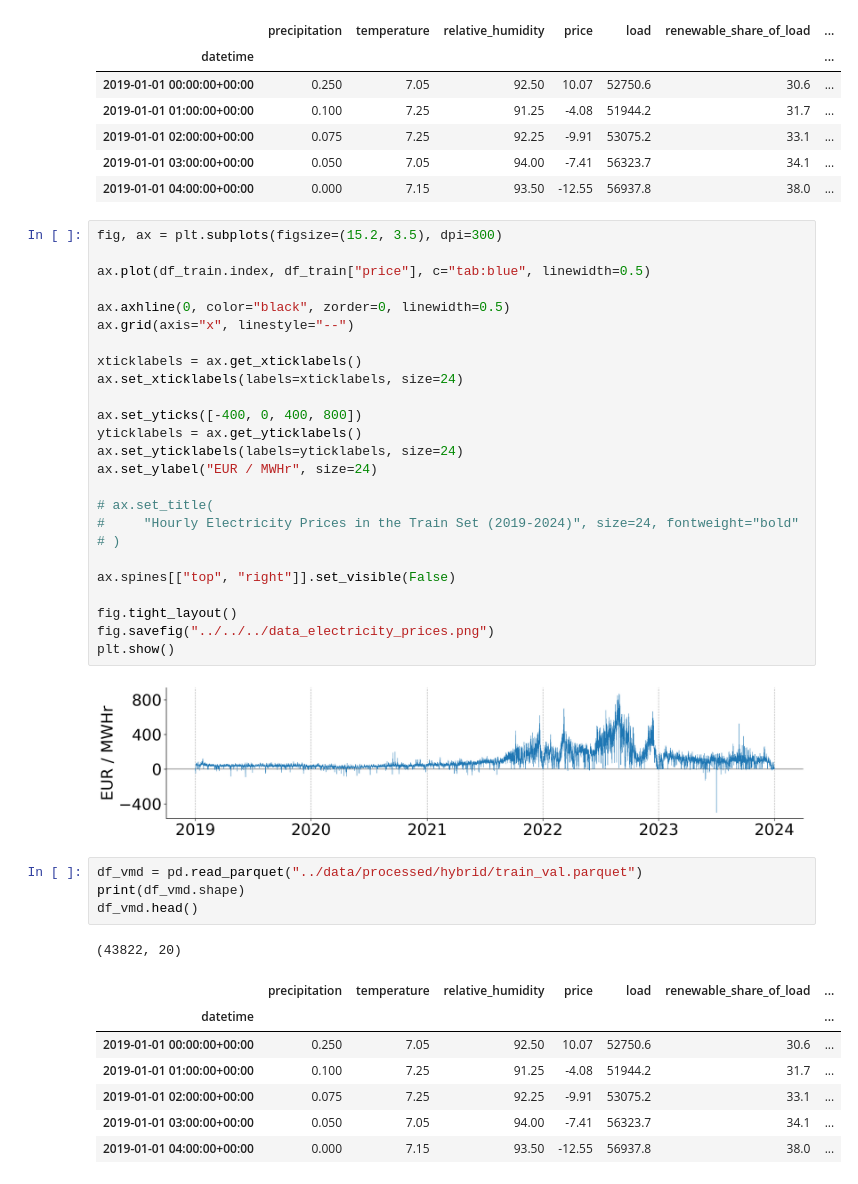
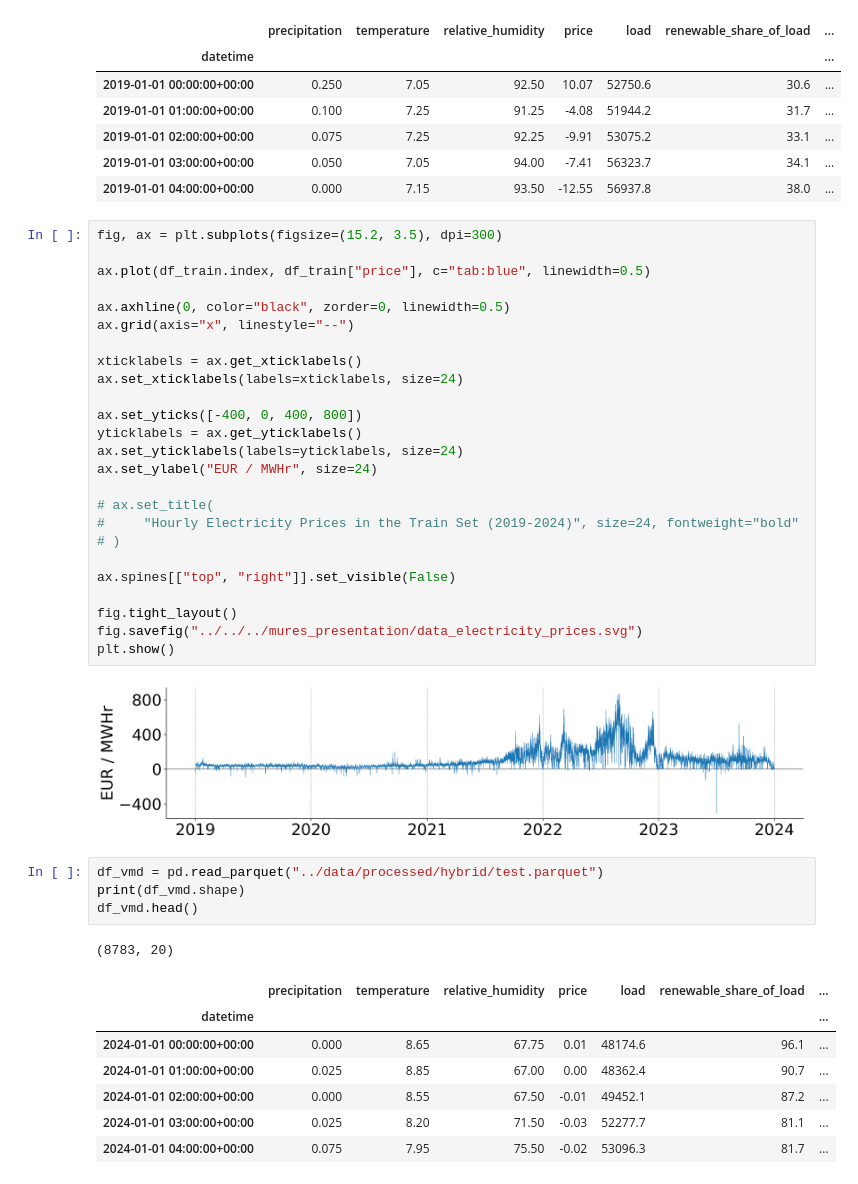
Before and after one commit to BenLeidig/de_lu_epf, a Jupyter notebook: notebooks/urc_visualizations.ipynb, the cells around one changed output. Cells and saved outputs as stored; diff of their text form.

```diff
--- a/notebooks/urc_visualizations.ipynb
+++ b/notebooks/urc_visualizations.ipynb
@@ -47,23 +49,23 @@ ax.set_ylabel("EUR / MWHr", size=24)
 ax.spines[["top", "right"]].set_visible(False)
 
 fig.tight_layout()
-fig.savefig("../../../data_electricity_prices.png")
+fig.savefig("../../../mures_presentation/data_electricity_prices.svg")
 plt.show()
 # %% [output]
 [figure]
 # %%
-df_vmd = pd.read_parquet("../data/processed/hybrid/train_val.parquet")
+df_vmd = pd.read_parquet("../data/processed/hybrid/test.parquet")
 print(df_vmd.shape)
 df_vmd.head()
 # %% [output]
-(43822, 20)
+(8783, 20)
 |  | precipitation | temperature | relative_humidity | price | load | renewable_share_of_load | ... |
 | datetime |  |  |  |  |  |  | ... |
-| 2019-01-01 00:00:00+00:00 | 0.250 | 7.05 | 92.50 | 10.07 | 52750.6 | 30.6 | ... |
-| 2019-01-01 01:00:00+00:00 | 0.100 | 7.25 | 91.25 | -4.08 | 51944.2 | 31.7 | ... |
-| 2019-01-01 02:00:00+00:00 | 0.075 | 7.25 | 92.25 | -9.91 | 53075.2 | 33.1 | ... |
-| 2019-01-01 03:00:00+00:00 | 0.050 | 7.05 | 94.00 | -7.41 | 56323.7 | 34.1 | ... |
-| 2019-01-01 04:00:00+00:00 | 0.000 | 7.15 | 93.50 | -12.55 | 56937.8 | 38.0 | ... |
+| 2024-01-01 00:00:00+00:00 | 0.000 | 8.65 | 67.75 | 0.01 | 48174.6 | 96.1 | ... |
+| 2024-01-01 01:00:00+00:00 | 0.025 | 8.85 | 67.00 | 0.00 | 48362.4 | 90.7 | ... |
+| 2024-01-01 02:00:00+00:00 | 0.000 | 8.55 | 67.50 | -0.01 | 49452.1 | 87.2 | ... |
+| 2024-01-01 03:00:00+00:00 | 0.025 | 8.20 | 71.50 | -0.03 | 52277.7 | 81.1 | ... |
+| 2024-01-01 04:00:00+00:00 | 0.075 | 7.95 | 75.50 | -0.02 | 53096.3 | 81.7 | ... |
 # %%
 fig, axes = plt.subplots(7, sharex=True, figsize=(8, 7.5))
 colors = plt.colormaps["tab10"].colors
```
Also changed, not shown: parts of 17 cells of this notebook, 16 other files.
